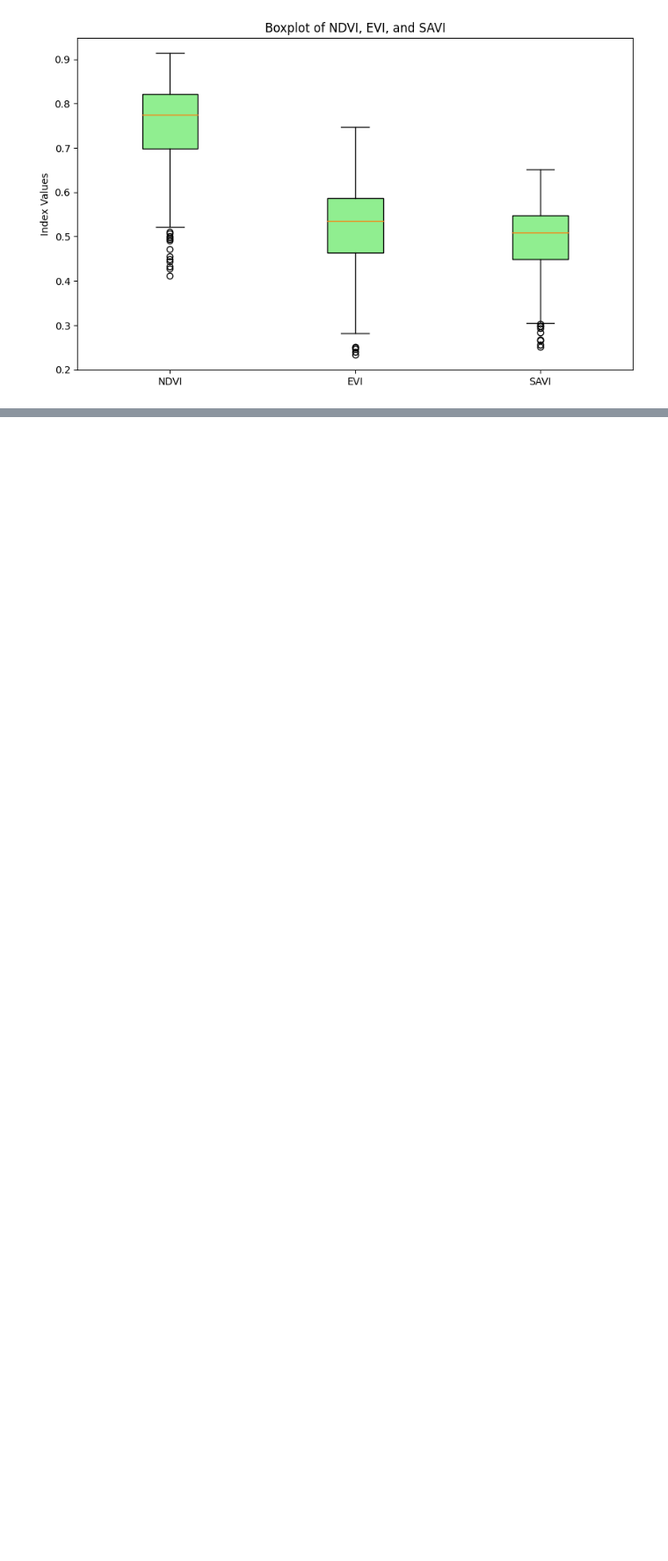
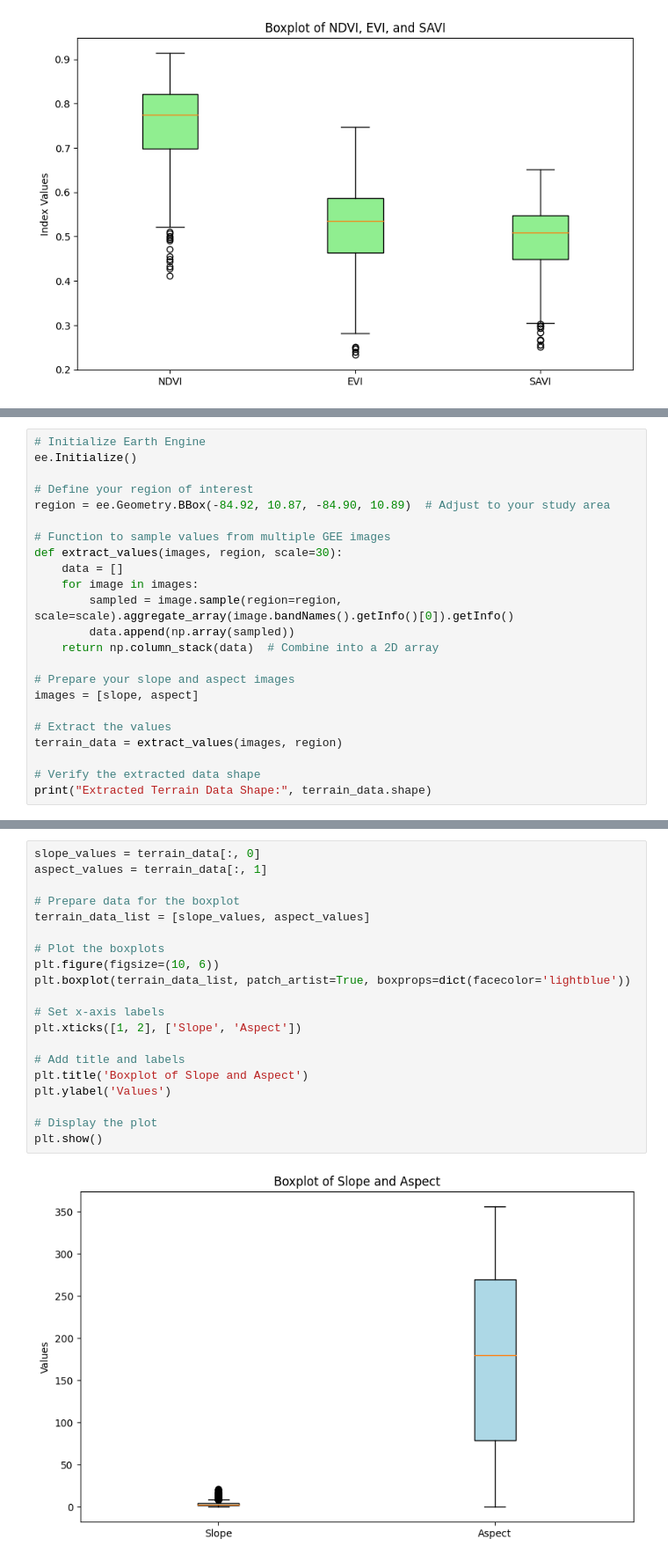
Before and after one commit to samuelhernandez99/SpatialModelingTutorials, a Jupyter notebook: Notebooks/CostaRica.ipynb, the cells around one changed output, grey strips where cells are left out. Shown at 88% size. Cells and saved outputs as stored; diff of their text form; blank space fills up the shorter version.

```diff
--- a/Notebooks/CostaRica.ipynb
+++ b/Notebooks/CostaRica.ipynb
@@ -441,0 +452,23 @@ Outliers found at indices: [19 29 39 48 61 73 74 85 90 93]
+# %%
+# Initialize Earth Engine
+ee.Initialize()
+
+# Define your region of interest
+region = ee.Geometry.BBox(-84.92, 10.87, -84.90, 10.89)  # Adjust to your study area
+
+# Function to sample values from multiple GEE images
+def extract_values(images, region, scale=30):
+    data = []
+    for image in images:
+        sampled = image.sample(region=region, scale=scale).aggregate_array(image.bandNames().getInfo()[0]).getInfo()
+        data.append(np.array(sampled))
+    return np.column_stack(data)  # Combine into a 2D array
+
+# Prepare your slope and aspect images
+images = [slope, aspect]
+
+# Extract the values
+terrain_data = extract_values(images, region)
+
+# Verify the extracted data shape
+print("Extracted Terrain Data Shape:", terrain_data.shape)
@@ -441,0 +477,22 @@ Outliers found at indices: [19 29 39 48 61 73 74 85 90 93]
+# %%
+slope_values = terrain_data[:, 0]
+aspect_values = terrain_data[:, 1]
+
+# Prepare data for the boxplot
+terrain_data_list = [slope_values, aspect_values]
+
+# Plot the boxplots
+plt.figure(figsize=(10, 6))
+plt.boxplot(terrain_data_list, patch_artist=True, boxprops=dict(facecolor='lightblue'))
+
+# Set x-axis labels
+plt.xticks([1, 2], ['Slope', 'Aspect'])
+
+# Add title and labels
+plt.title('Boxplot of Slope and Aspect')
+plt.ylabel('Values')
+
+# Display the plot
+plt.show()
+# %% [output]
+[figure, added]
```
Also changed, not shown: parts of 11 cells of this notebook.
